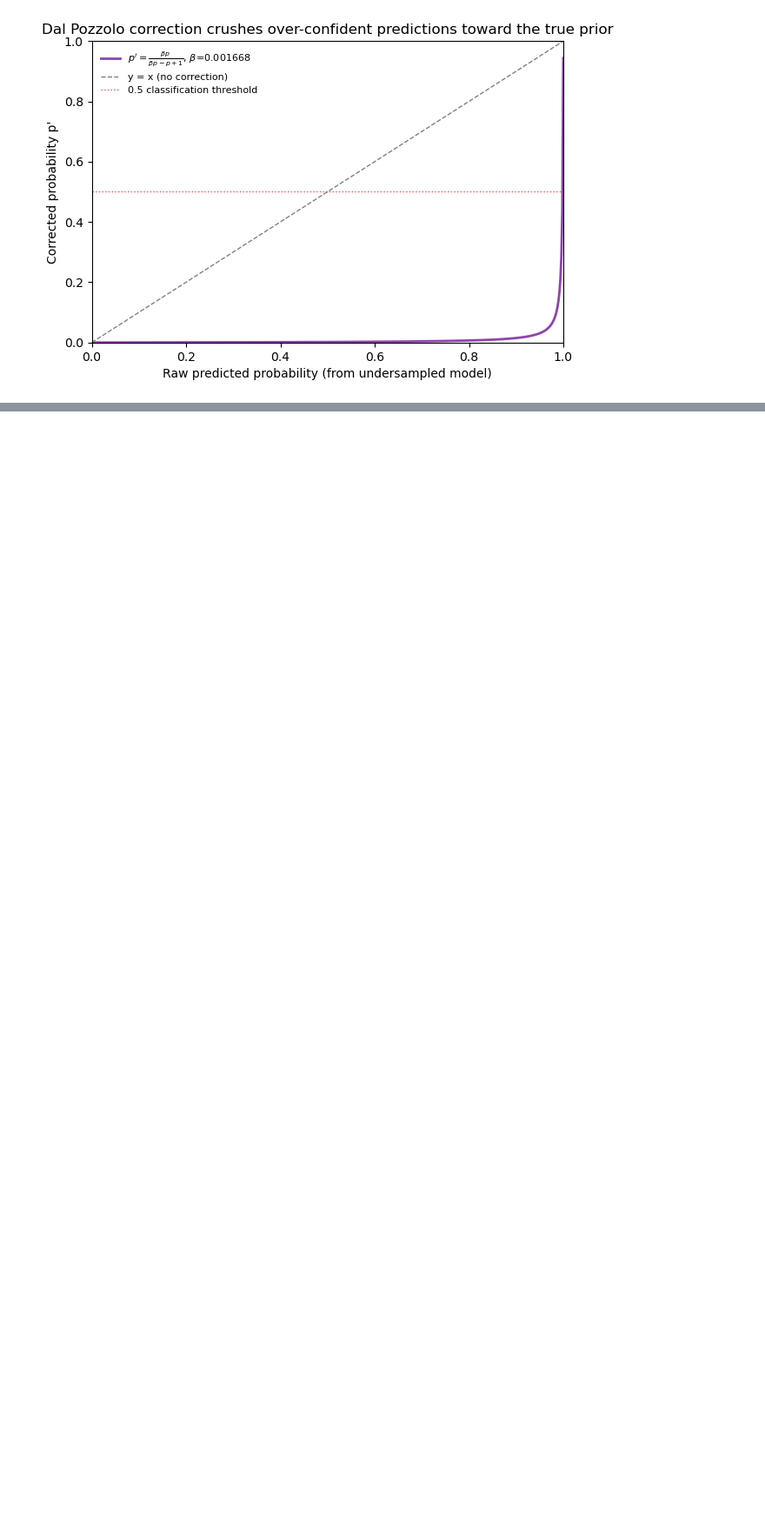
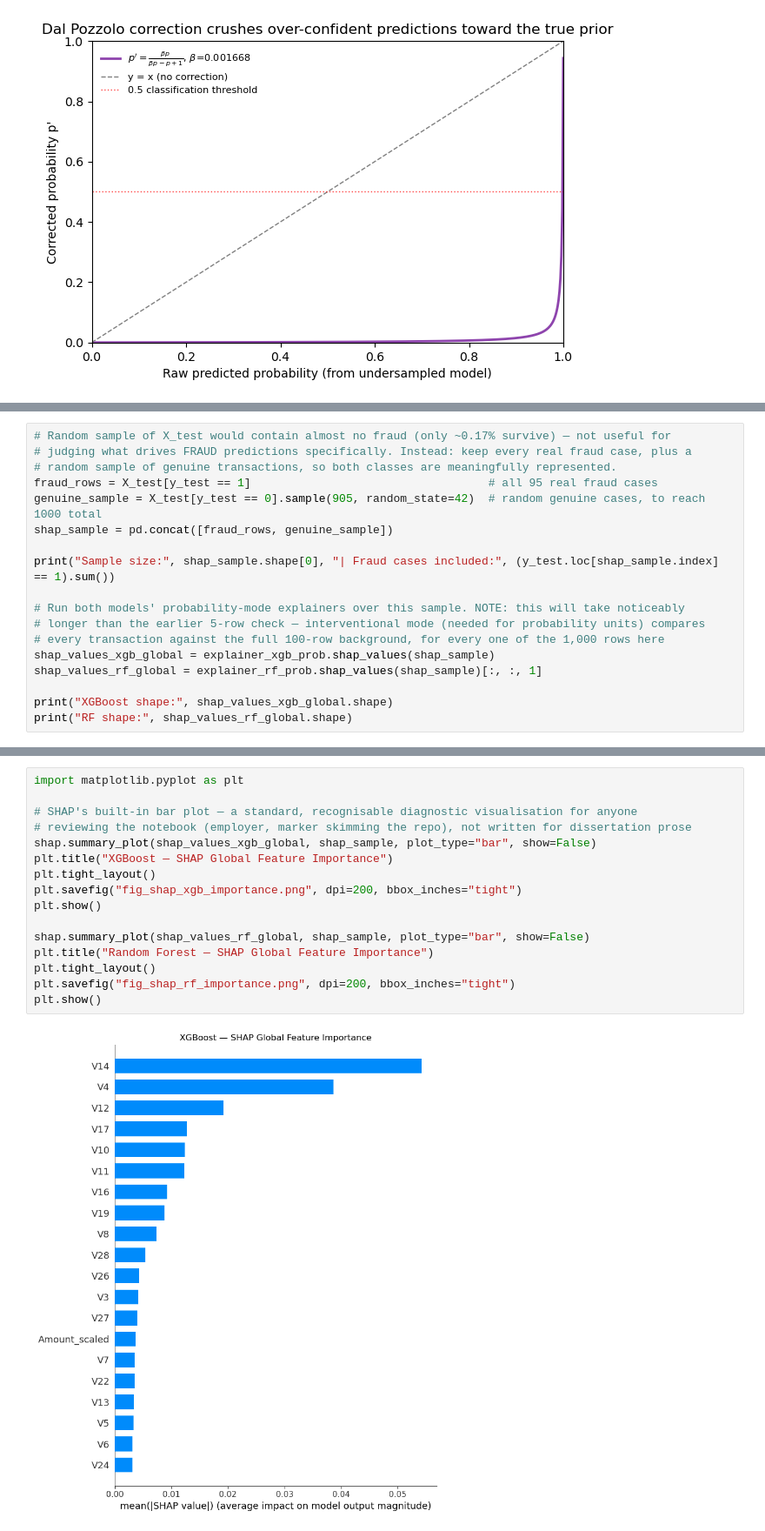
Before and after one commit to ixaminaxi/fraud-detection-ml-pipeline, a Jupyter notebook: fraud_pipeline.ipynb, the cells around one changed output, grey strips where cells are left out. Shown at 87% size. Saved outputs shown, nothing was run; the diff lists cells and outputs as text; blank space fills up the shorter version.

```diff
--- a/fraud_pipeline.ipynb
+++ b/fraud_pipeline.ipynb
@@ -938,0 +1147,18 @@ import os
+# %%
+# Random sample of X_test would contain almost no fraud (only ~0.17% survive) — not useful for
+# judging what drives FRAUD predictions specifically. Instead: keep every real fraud case, plus a
+# random sample of genuine transactions, so both classes are meaningfully represented.
+fraud_rows = X_test[y_test == 1]                                   # all 95 real fraud cases
+genuine_sample = X_test[y_test == 0].sample(905, random_state=42)  # random genuine cases, to reach 1000 total
+shap_sample = pd.concat([fraud_rows, genuine_sample])
+
+print("Sample size:", shap_sample.shape[0], "| Fraud cases included:", (y_test.loc[shap_sample.index] == 1).sum())
+
+# Run both models' probability-mode explainers over this sample. NOTE: this will take noticeably
+# longer than the earlier 5-row check — interventional mode (needed for probability units) compares
+# every transaction against the full 100-row background, for every one of the 1,000 rows here
+shap_values_xgb_global = explainer_xgb_prob.shap_values(shap_sample)
+shap_values_rf_global = explainer_rf_prob.shap_values(shap_sample)[:, :, 1]
+
+print("XGBoost shape:", shap_values_xgb_global.shape)
+print("RF shape:", shap_values_rf_global.shape)
@@ -938,0 +1249,18 @@ import os
+# %%
+import matplotlib.pyplot as plt
+
+# SHAP's built-in bar plot — a standard, recognisable diagnostic visualisation for anyone
+# reviewing the notebook (employer, marker skimming the repo), not written for dissertation prose
+shap.summary_plot(shap_values_xgb_global, shap_sample, plot_type="bar", show=False)
+plt.title("XGBoost — SHAP Global Feature Importance")
+plt.tight_layout()
+plt.savefig("fig_shap_xgb_importance.png", dpi=200, bbox_inches="tight")
+plt.show()
+
+shap.summary_plot(shap_values_rf_global, shap_sample, plot_type="bar", show=False)
+plt.title("Random Forest — SHAP Global Feature Importance")
+plt.tight_layout()
+plt.savefig("fig_shap_rf_importance.png", dpi=200, bbox_inches="tight")
+plt.show()
+# %% [output]
+[figure, added]
```
Also changed, not shown: parts of 59 cells of this notebook.
